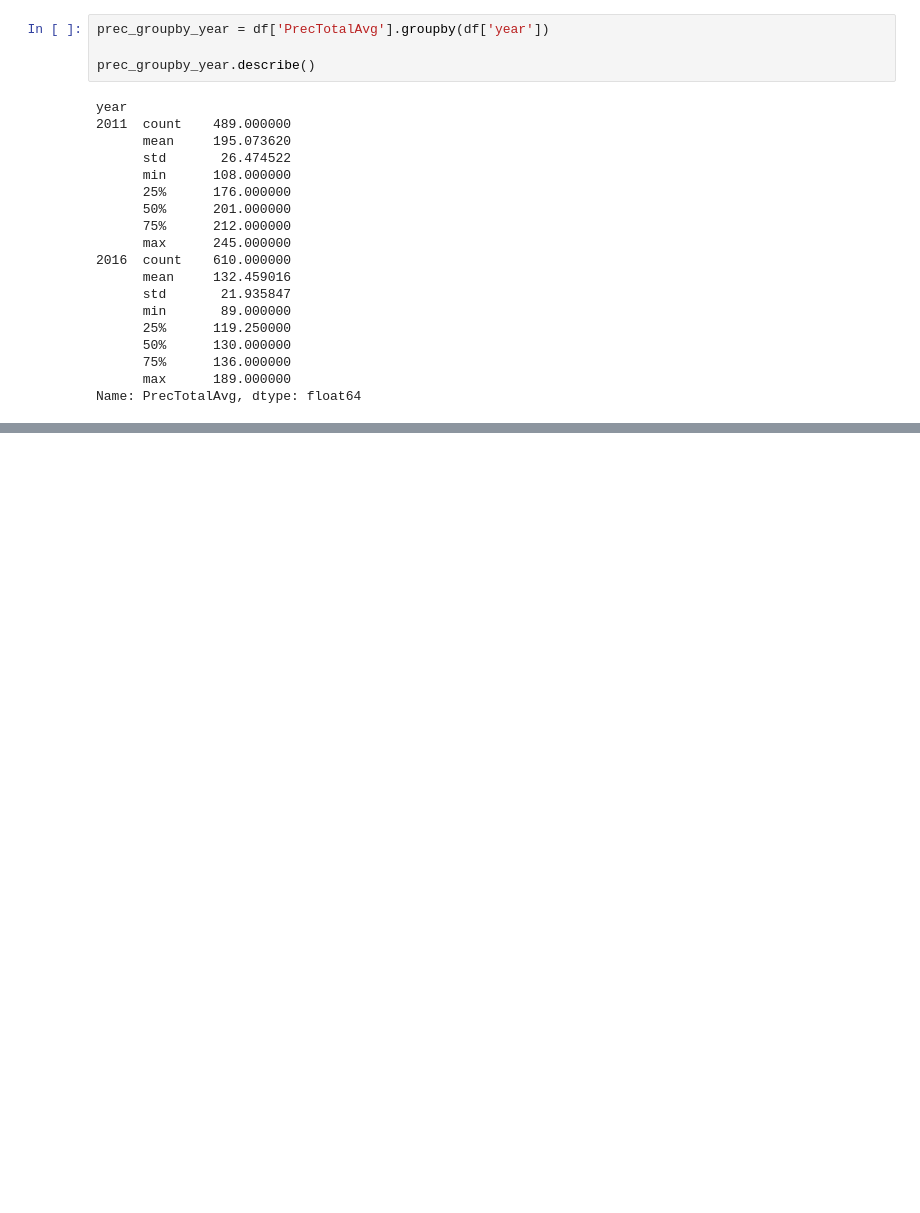
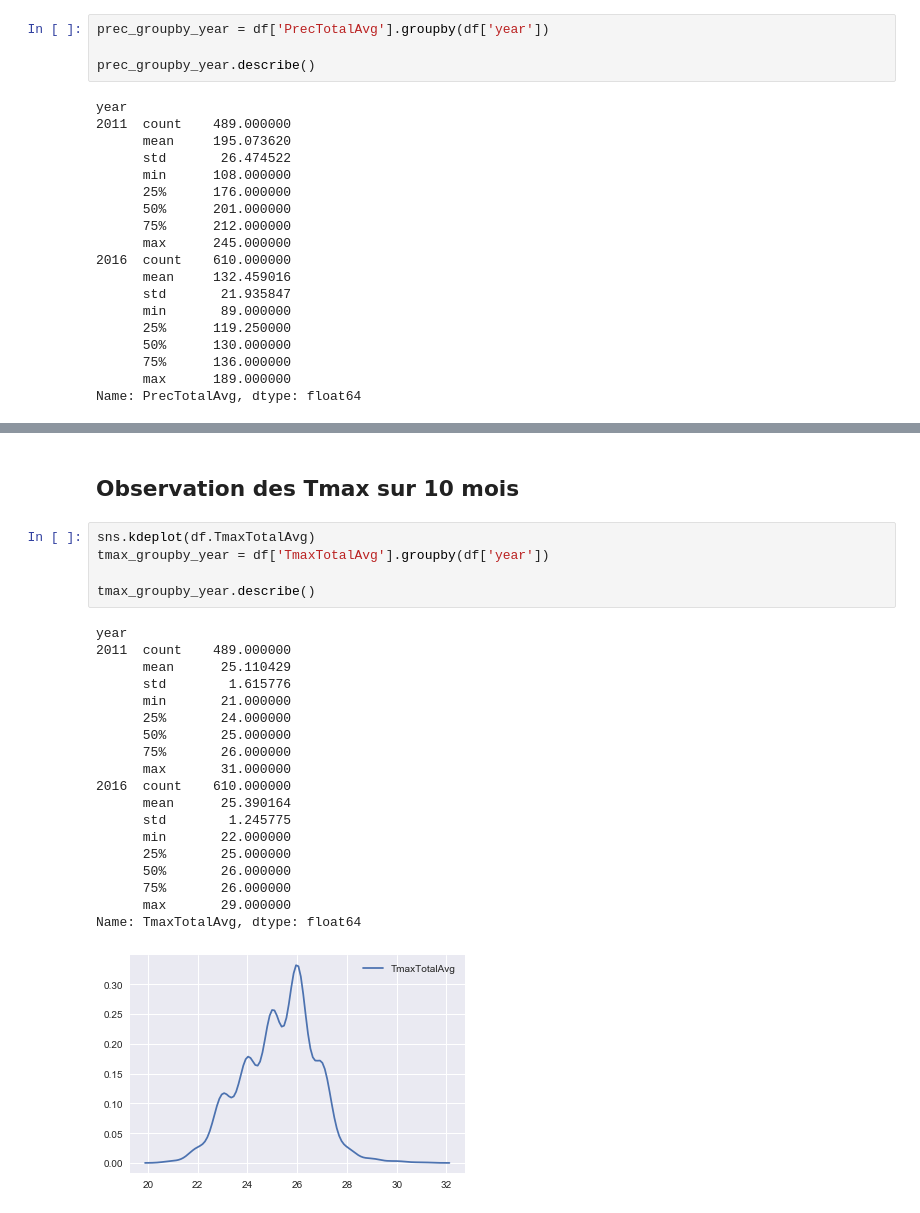
Before and after one commit to ThibaultSchowing/Bachelor_Thesis_2017_Sources, a Jupyter notebook: Notebook/Plot_data_withClimat/Plot climatic datas.ipynb, the cells around one changed output, grey strips where cells are left out. Saved outputs shown, nothing was run; the diff lists cells and outputs as text; blank space fills up the shorter version.

```diff
--- a/Notebook/Plot_data_withClimat/Plot climatic datas.ipynb
+++ b/Notebook/Plot_data_withClimat/Plot climatic datas.ipynb
@@ -122,0 +177,27 @@ Name: PrecTotalAvg, dtype: float64
+# %% [markdown]
+## Observation des Tmax sur 10 mois
+# %%
+sns.kdeplot(df.TmaxTotalAvg)
+tmax_groupby_year = df['TmaxTotalAvg'].groupby(df['year'])
+
+tmax_groupby_year.describe()
+# %% [output]
+year
+2011  count    489.000000
+      mean      25.110429
+      std        1.615776
+      min       21.000000
+      25%       24.000000
+      50%       25.000000
+      75%       26.000000
+      max       31.000000
+2016  count    610.000000
+      mean      25.390164
+      std        1.245775
+      min       22.000000
+      25%       25.000000
+      50%       26.000000
+      75%       26.000000
+      max       29.000000
+Name: TmaxTotalAvg, dtype: float64
+[figure, added]
```
Also changed, not shown: parts of 36 cells of this notebook, 3 other files.
